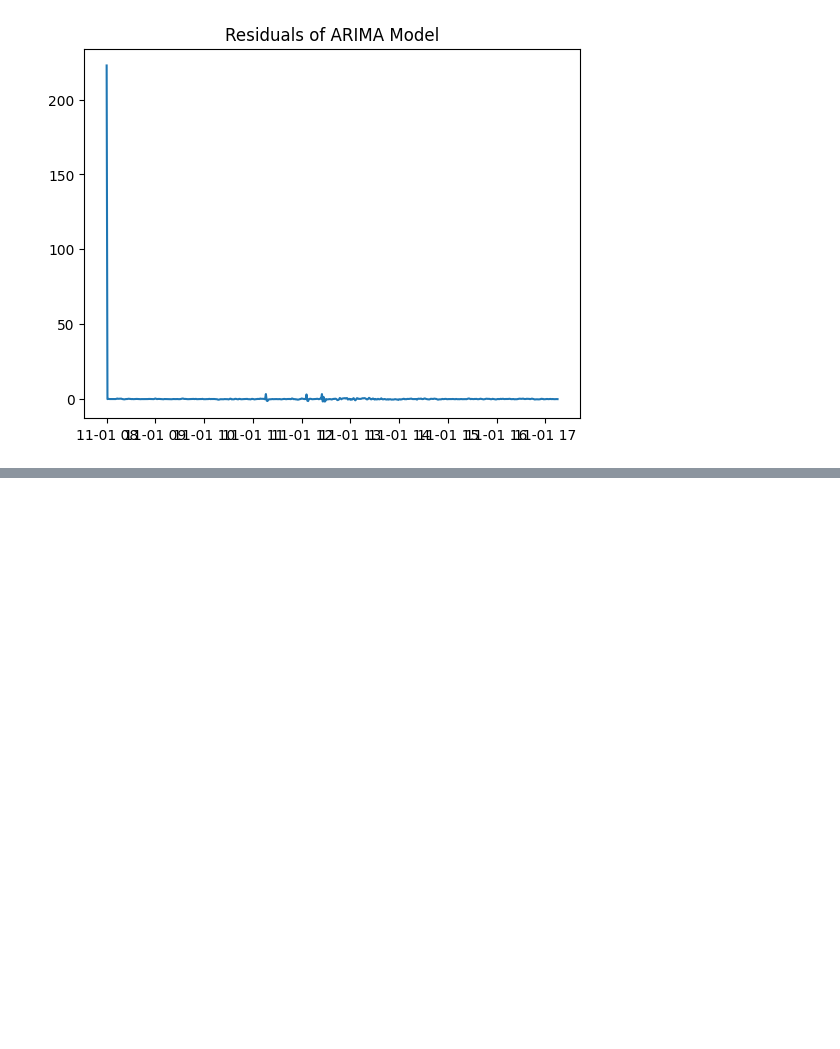
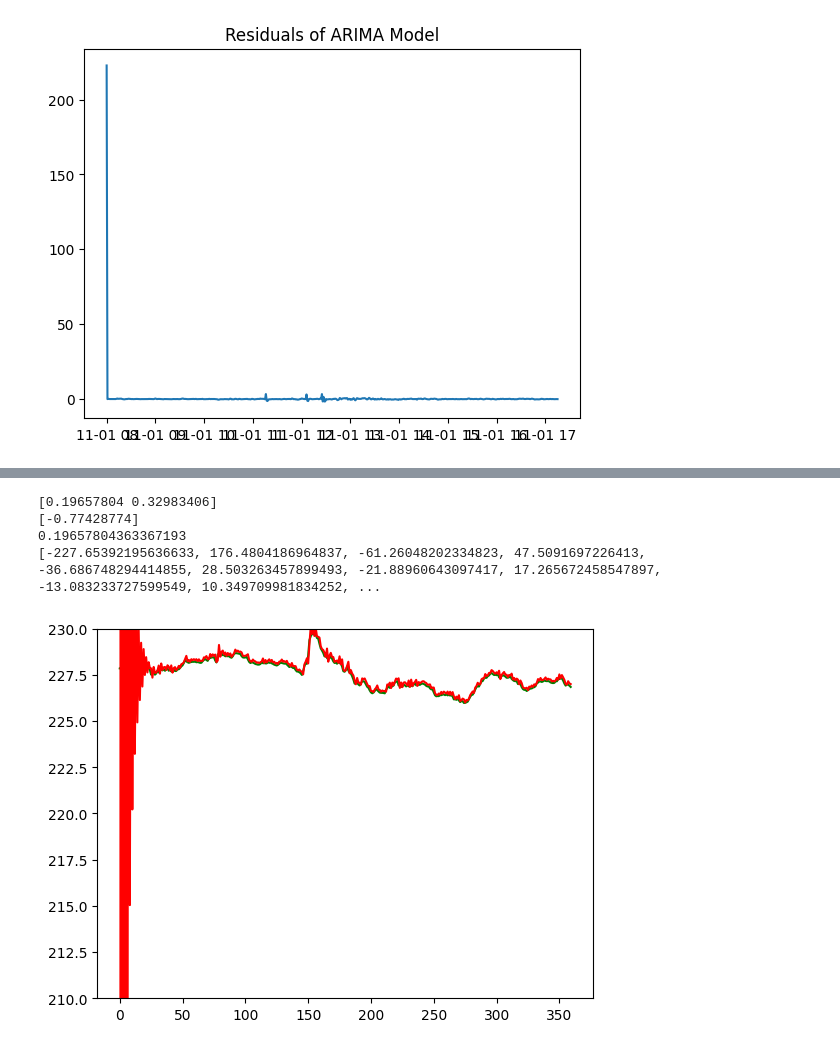
Before and after one commit to serhiimytsyk/CloudComputing, a Jupyter notebook: Untitled.ipynb, the cells around one changed output, grey strips where cells are left out. Drawn from its saved outputs; the diff is of its cells as text; code cells hidden in the pictures; blank space fills up the shorter version.

Commit message:
arima fix

```diff
--- a/Untitled.ipynb
+++ b/Untitled.ipynb
@@ -739,0 +780,13 @@ Model coefficients for ./FinalProject/data-preparation/2024-11-20.txt: (3, 1, 3)
+# %%
+import numpy as np
+from statsmodels.tsa.arima.model import ARIMA
+
+def get_arima_coefficients(dataset, p, d, q):
+    model = ARIMA(dataset, order=(p, d, q))
+    fitted_model = model.fit()
+
+    arparams = fitted_model.arparams
+    maparams = fitted_model.maparams
+    intercept = fitted_model.params[0]
+
+    return arparams, maparams, intercept
@@ -739,0 +840,39 @@ Model coefficients for ./FinalProject/data-preparation/2024-11-20.txt: (3, 1, 3)
+# %%
+def read_file(filename):
+    prices = []
+    with open(filename, 'r') as file:
+        content = file.read()
+    prices = list(map(float, content.split()))
+    return np.array(prices)
+
+dataset1 = read_file('./FinalProject/data-preparation/2024-11-01.txt')
+dataset2 = read_file('./FinalProject/data-preparation/2024-11-20.txt')
+
+p, d, q = 2, 1, 1
+
+arparams, maparams, intercept = get_arima_coefficients(dataset1, p, d, q)
+predictor = ARIMAPredictor(p, d, q, arparams, maparams, intercept)
+predictions = []
+
+for value in dataset2:
+    prediction = predictor.predict(value)
+    predictions.append(prediction)
+
+import matplotlib.pyplot as plt
+x_values = list(range(len(predictions)))
+
+print(arparams)
+print(maparams)
+print(intercept)
+print(predictor.residuals)
+
+plt.plot(x_values, dataset2, color='g')
+plt.plot(x_values, predictions, color='r')
+plt.ylim(210, 230)
+plt.show()
+# %% [output]
+[0.19657804 0.32983406]
+[-0.77428774]
+0.19657804363367193
+[-227.65392195636633, 176.4804186964837, -61.26048202334823, 47.5091697226413, -36.686748294414855, 28.503263457899493, -21.88960643097417, 17.265672458547897, -13.083233727599549, 10.349709981834252, ...
+[figure, added]
```
Also changed, not shown: parts of 5 cells of this notebook.
